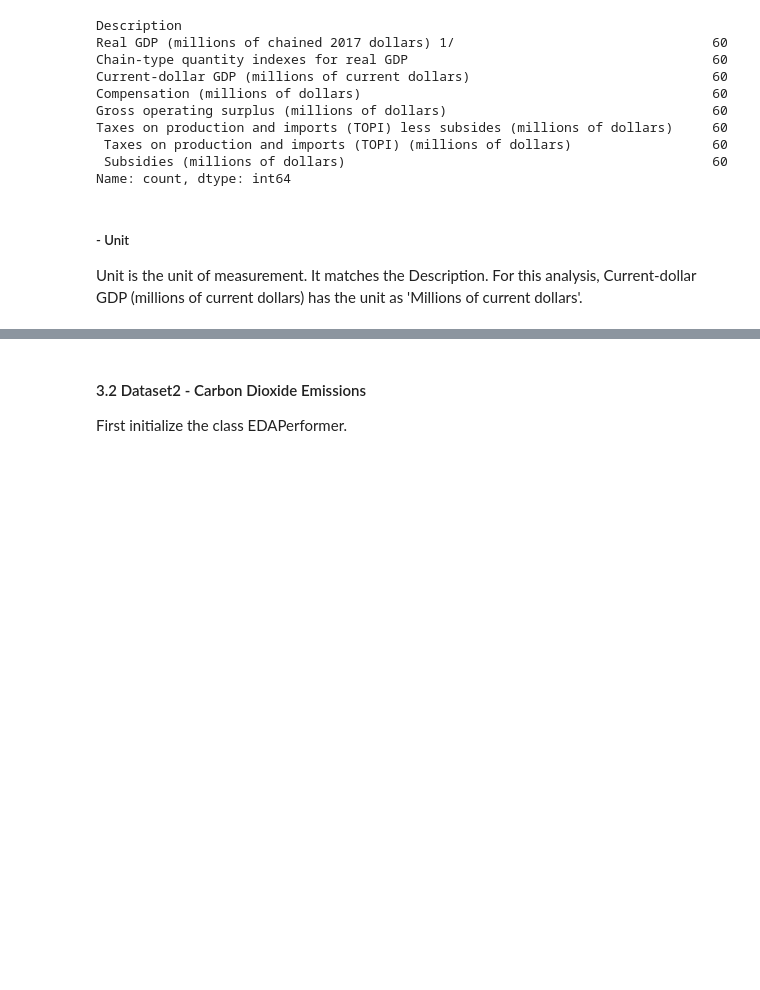
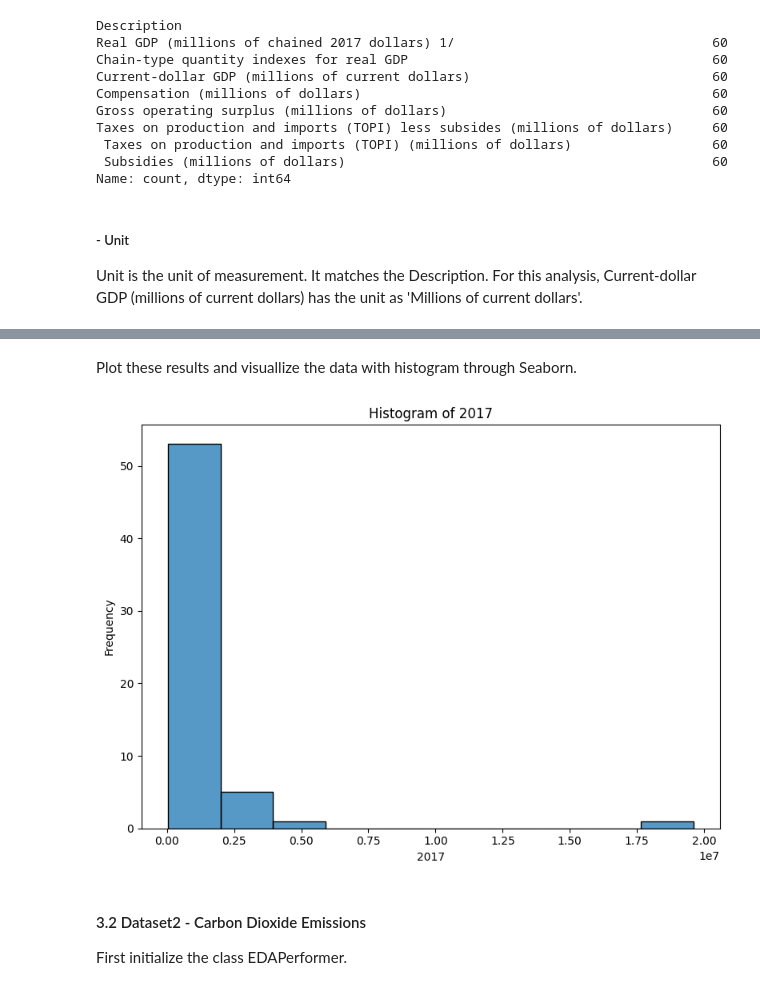
Before and after one commit to Zhengnan817/Final-Project-Carbon-dioxide-emission, a Jupyter notebook: carbon_emission.ipynb, the cells around one changed output, grey strips where cells are left out. Drawn from its saved outputs; the diff is of its cells as text; code cells hidden in the pictures; blank space fills up the shorter version.

```diff
--- a/carbon_emission.ipynb
+++ b/carbon_emission.ipynb
@@ -159,0 +173,3 @@ The column 2017-2022 contains the data of each description for the corresponding
+# %%
+filtered_df = df_gdp_raw[df_gdp_raw['Description'] == 'Current-dollar GDP (millions of current dollars) ']
+filtered_df['2017'].describe()
@@ -160,3 +186,10 @@ The column 2017-2022 contains the data of each description for the corresponding
+# %% [markdown]
+Plot these results and visuallize the data with histogram through Seaborn.
+# %%
+
+eda_gdp.hist_chart('2017',filtered_df)
+# %% [output]
+[figure, added]
 # %% [markdown]
 #### 3.2 Dataset2 - Carbon Dioxide Emissions
 First initialize the class EDAPerformer.
```
Also changed, not shown: parts of 30 cells of this notebook, 2 other files.
